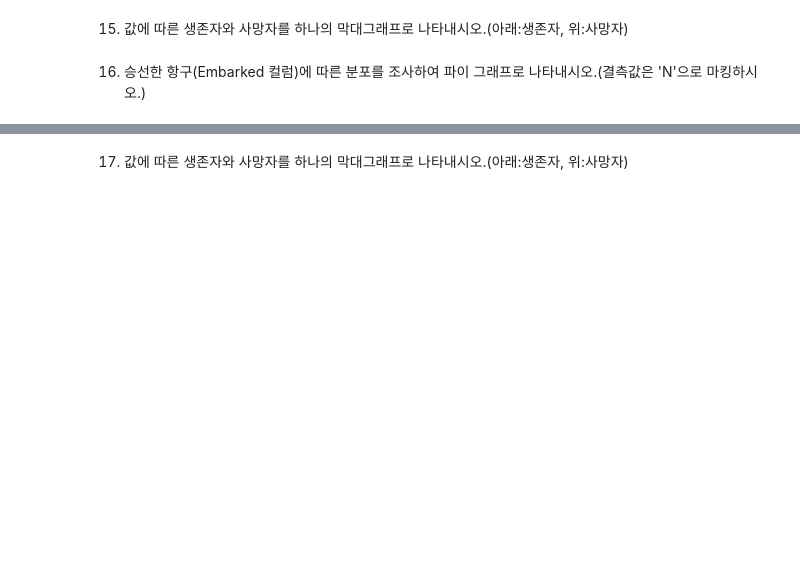
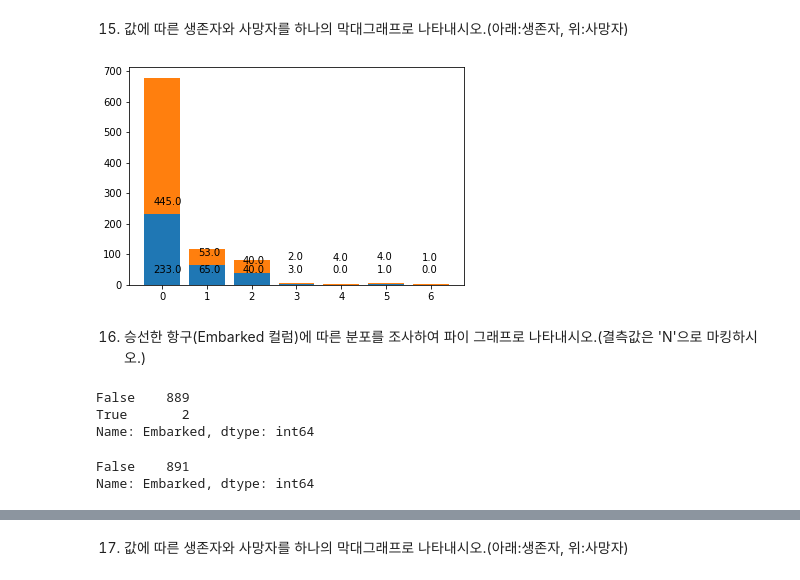
Before and after one commit to shhh-33/Python, a Jupyter notebook: 통계분석시각화_응용.ipynb, the cells around one changed output, grey strips where cells are left out. Saved outputs shown, nothing was run; the diff lists cells and outputs as text; code cells hidden in the pictures; blank space fills up the shorter version.

```diff
--- a/통계분석시각화_응용.ipynb
+++ b/통계분석시각화_응용.ipynb
@@ -344,5 +353,44 @@ plt.show()
 # %% [markdown]
 15. 값에 따른 생존자와 사망자를 하나의 막대그래프로 나타내시오.(아래:생존자, 위:사망자)
+# %%
+pdata = df.Parch
+pn = 7 #직계 자손, 조상수를 인덱스로 사용하기 위해 0~6까지 7개 새용
+pc_alive_arr = np.zeros(pn)
+pc_dead_arr = np.zeros(pn)
+
+for index in range(len(pdata)):
+  pi = pdata[index] #직계 자손, 조상 수
+  if sur_data[index] ==0: #죽은 승객일때
+    pc_dead_arr[pi]+=1
+  else:
+    pc_alive_arr[pi]+=1
+
+labels=[str(i) for i in range(pn)]
+plt.bar(labels,pc_alive_arr)
+plt.bar(labels,pc_dead_arr , bottom=pc_alive_arr)
+
+for i in range(pn):
+  plt.annotate(str(pc_alive_arr[i]) ,(-0.2+i,40))
+  if pc_alive_arr[i] <40:
+     plt.annotate(str(pc_dead_arr[i]) ,(-0.2+i,pc_alive_arr[i]+80))
+  else:
+    plt.annotate(str(pc_dead_arr[i]) ,(-0.2+i,pc_alive_arr[i]+30))
+
+plt.show()
+# %% [output]
+[figure, added]
 # %% [markdown]
 
 16. 승선한 항구(Embarked 컬럼)에 따른 분포를 조사하여 파이 그래프로 나타내시오.(결측값은 'N'으로 마킹하시오.)
+# %%
+df.Embarked.isnull().value_counts()
+# %% [output]
+False    889
+True       2
+Name: Embarked, dtype: int64
+# %%
+edata = df.Embarked.fillna('N')
+edata.isnull().value_counts()
+# %% [output]
+False    891
+Name: Embarked, dtype: int64
```
Also changed, not shown: parts of 10 cells of this notebook.
